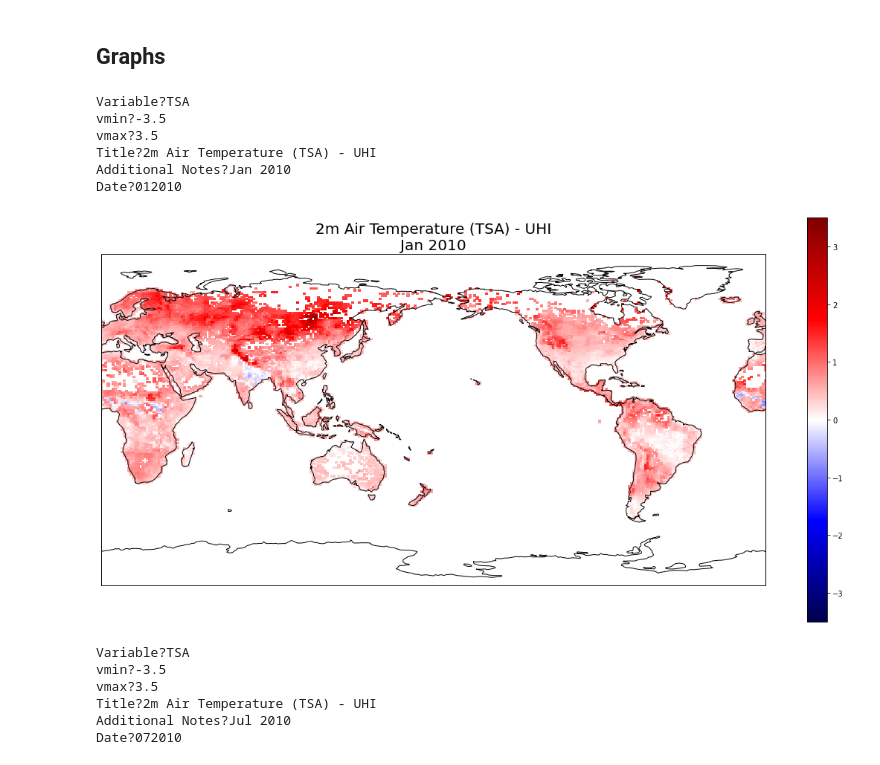
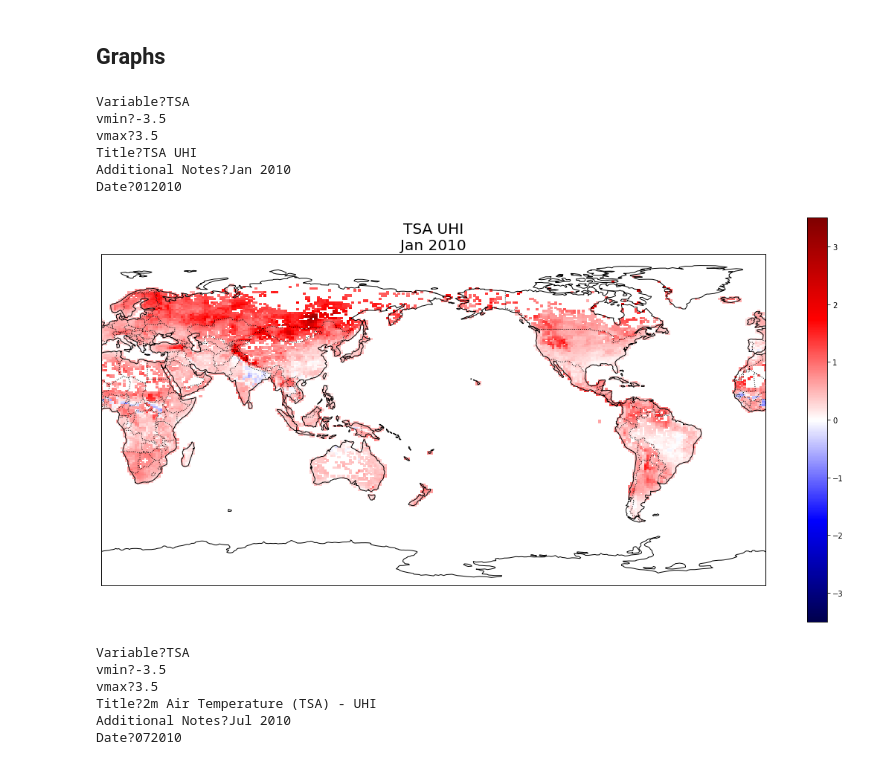
Before and after one commit to joyceee916/UHI-Plotting-Practice, a Jupyter notebook: Plotting_Practice_Classes.ipynb, the cells around one changed output. Saved outputs shown, nothing was run; the diff lists cells and outputs as text; code cells hidden in the pictures.

```diff
--- a/Plotting_Practice_Classes.ipynb
+++ b/Plotting_Practice_Classes.ipynb
@@ -22,40 +22,51 @@ class UHI_Graphs:
         return nc
 
     def Graph(self, nc, variable, cmap='bwr', UHI=False, letter='', save=False, set_colorbar=False):
+        # add in option for multiple years
+        # if true, go through a loop that calls the Open function multiple times, extracts the variable(s) you want, and then averages over them
+
+        # add in option to average over several months
+
+        # add in option for ECP (Evaporative  Cooling Potential)- this will subtract WBT-TSA
+
+        # think about the workflow here
+        # should first extract potentially desired variables: TSA, WBT
+        # could do a list before calling the function where you list out the variables you want (this could be optional input)
+        # next, create all potential plot_variable inputs (urban_var/rural_var for TSA and WBT)
+
         fig, axes = plt.subplots(figsize=(20,10))
 
         ax = plt.axes(projection=ccrs.PlateCarree(central_longitude=180.))
+        ax.add_feature(cfeature.BORDERS, linestyle=':')
+        ax.coastlines()
         ax.set_global()
 
+        # Average over desired months or years
+
+        # Setting up plotting variable
+        # TODO
         if UHI == True:
             var = input("Variable?")
             urban_var = var + '_U'
             rural_var = var + '_R'
             plot_var = nc[urban_var] - nc[rural_var]
 
-            if set_colorbar==False:
-                vmin = (nc[urban_var] - nc[rural_var]).min()
-                vmax = (nc[urban_var] - nc[rural_var]).max()
-            else:
-                vmin = float(input("vmin?"))
-                vmax = float(input("vmax?"))
-
         else:
             plot_var = nc[variable]
 
-            if set_colorbar==False:
-                vmin = nc[variable].min()
-                vmax = nc[variable].max()
-            else:
-                vmin = float(input("vmin?"))
-                vmax = float(input("vmax?"))
+        # Setting up colorbar
+        if set_colorbar==False:
+            vmin = plot_var.min()
+            vmax = plot_var.max()
+        else:
+            vmin = float(input("vmin?"))
+            vmax = float(input("vmax?"))
 
         plot_var.squeeze().plot(transform=ccrs.PlateCarree(), cmap=cmap, vmin=vmin, vmax=vmax)
 
         title = input("Title?")
         additional_notes = input("Additional Notes?")
         plt.title(title + '\n' + additional_notes, fontsize=20)
-        ax.coastlines()
 
         date = input("Date?")
 
@@ -67,26 +78,26 @@ class UHI_Graphs:
 # %%
 # TSA UHI - Jan 2010
 # initiate class
 TSA_UHI = UHI_Graphs('Practice_3.8.2020', 'clm50_cesm201R_1deg_GSWP3V1_GHSL_SELECT_2000.clm2.h0.2010-01.nc')
 
 # import file as an xarray dataset
 nc = TSA_UHI.Open()
 
 # make graph
 # save = True if want to save
 # letter is added on to the end of the file name to differentiate
 # if UHI true will calculate UHI for given variable
 # do set_colorbar=False to see where the natural bounds are
 # then set vmax=-vmin to center at 0 and to set your own bounds
-UHI_Graphs.Graph(TSA_UHI, nc, 'TSA_UHI', UHI=True, cmap='seismic', save = True, set_colorbar=True)
+UHI_Graphs.Graph(TSA_UHI, nc, 'TSA_UHI', UHI=True, cmap='seismic', save = False, set_colorbar=True)
 # %% [output]
 Variable?TSA
 vmin?-3.5
 vmax?3.5
-Title?2m Air Temperature (TSA) - UHI
+Title?TSA UHI
 Additional Notes?Jan 2010
 Date?012010
-[figure, old version]
+[figure, new version]
 # %%
 # 2m Air Temperature (TSA) - UHI - Jul 2010
 # initiate class
```
